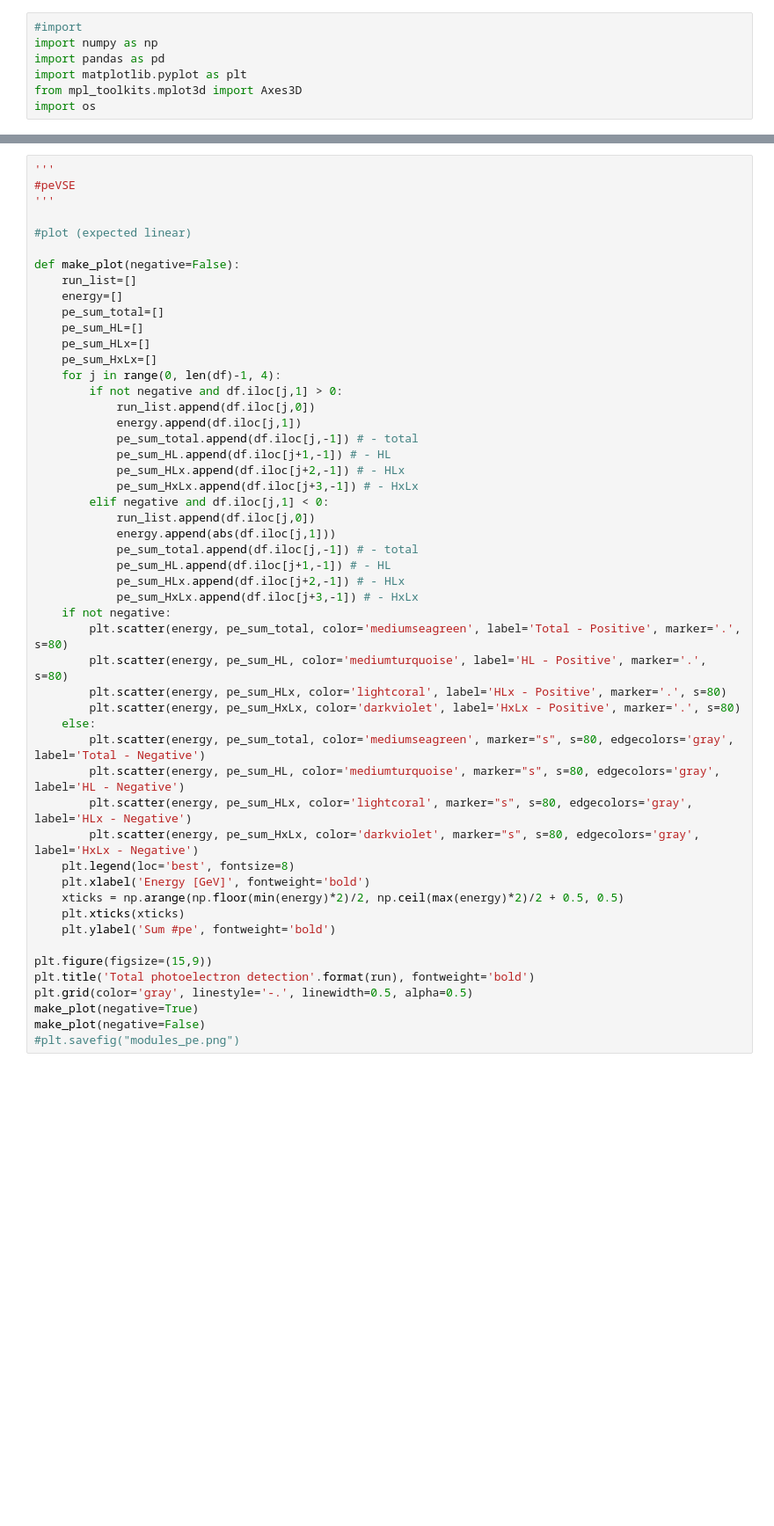
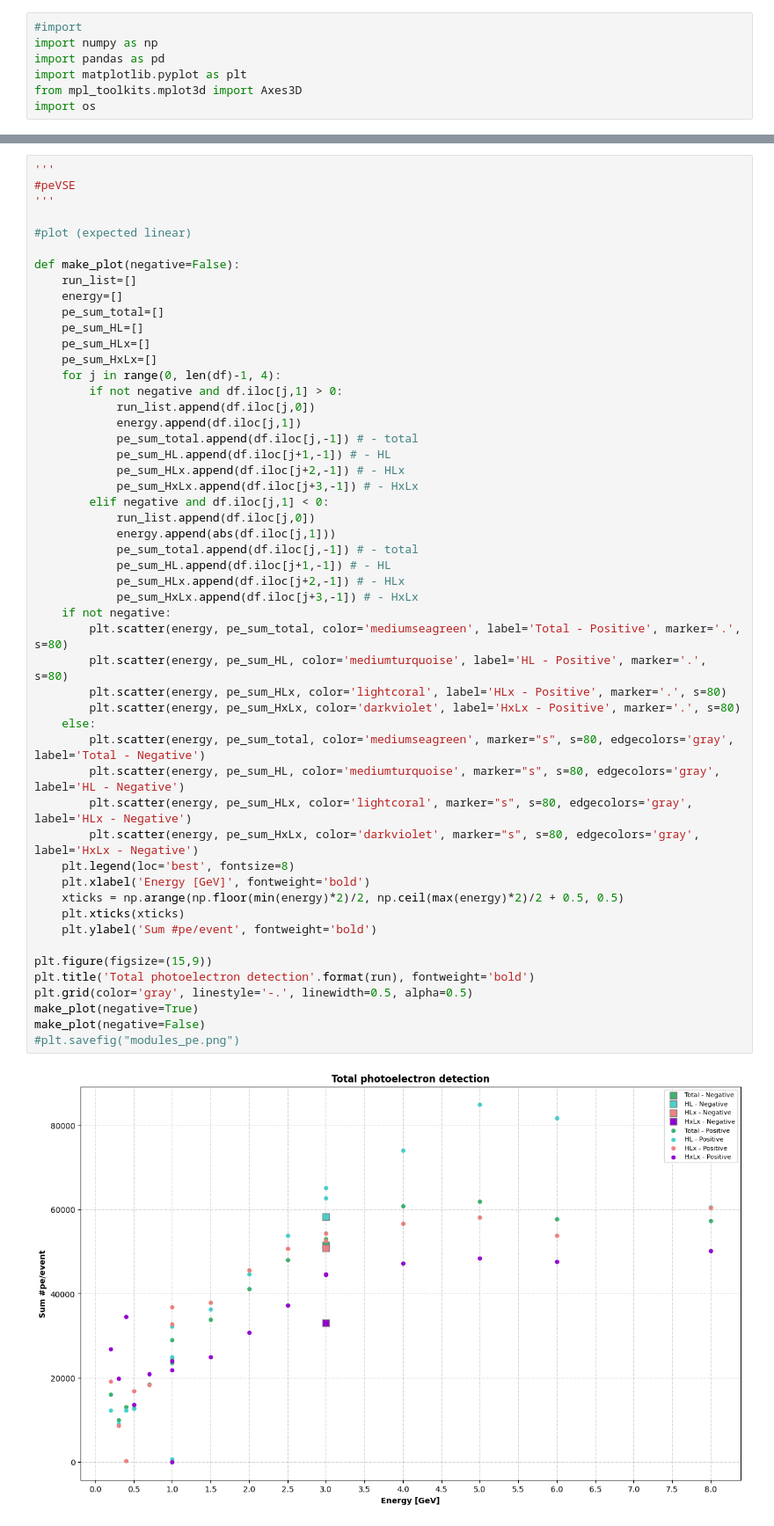
Before and after one commit to DUNE/waffles, a Jupyter notebook: scripts/np02comm/beam_first_look/histograms.ipynb, the cells around one changed output, grey strips where cells are left out. Shown at 88% size. Saved outputs shown, nothing was run; the diff lists cells and outputs as text; blank space fills up the shorter version.

```diff
--- a/scripts/np02comm/beam_first_look/histograms.ipynb
+++ b/scripts/np02comm/beam_first_look/histograms.ipynb
@@ -275,31 +313,33 @@ def make_plot(negative=False):
             pe_sum_HLx.append(df.iloc[j+2,-1]) # - HLx
             pe_sum_HxLx.append(df.iloc[j+3,-1]) # - HxLx
         elif negative and df.iloc[j,1] < 0:
             run_list.append(df.iloc[j,0])
             energy.append(abs(df.iloc[j,1]))
             pe_sum_total.append(df.iloc[j,-1]) # - total
             pe_sum_HL.append(df.iloc[j+1,-1]) # - HL
             pe_sum_HLx.append(df.iloc[j+2,-1]) # - HLx
             pe_sum_HxLx.append(df.iloc[j+3,-1]) # - HxLx
     if not negative:
         plt.scatter(energy, pe_sum_total, color='mediumseagreen', label='Total - Positive', marker='.', s=80)
         plt.scatter(energy, pe_sum_HL, color='mediumturquoise', label='HL - Positive', marker='.', s=80)
         plt.scatter(energy, pe_sum_HLx, color='lightcoral', label='HLx - Positive', marker='.', s=80)
         plt.scatter(energy, pe_sum_HxLx, color='darkviolet', label='HxLx - Positive', marker='.', s=80)
     else:
         plt.scatter(energy, pe_sum_total, color='mediumseagreen', marker="s", s=80, edgecolors='gray', label='Total - Negative')
         plt.scatter(energy, pe_sum_HL, color='mediumturquoise', marker="s", s=80, edgecolors='gray', label='HL - Negative')
         plt.scatter(energy, pe_sum_HLx, color='lightcoral', marker="s", s=80, edgecolors='gray', label='HLx - Negative')
         plt.scatter(energy, pe_sum_HxLx, color='darkviolet', marker="s", s=80, edgecolors='gray', label='HxLx - Negative')
     plt.legend(loc='best', fontsize=8)
     plt.xlabel('Energy [GeV]', fontweight='bold')
     xticks = np.arange(np.floor(min(energy)*2)/2, np.ceil(max(energy)*2)/2 + 0.5, 0.5)
     plt.xticks(xticks)
-    plt.ylabel('Sum #pe', fontweight='bold')
+    plt.ylabel('Sum #pe/event', fontweight='bold')
 
 plt.figure(figsize=(15,9))
 plt.title('Total photoelectron detection'.format(run), fontweight='bold')
 plt.grid(color='gray', linestyle='-.', linewidth=0.5, alpha=0.5)
 make_plot(negative=True)
 make_plot(negative=False)
 #plt.savefig("modules_pe.png")
+# %% [output]
+[figure, added]
```
Also changed, not shown: parts of 12 cells of this notebook.
